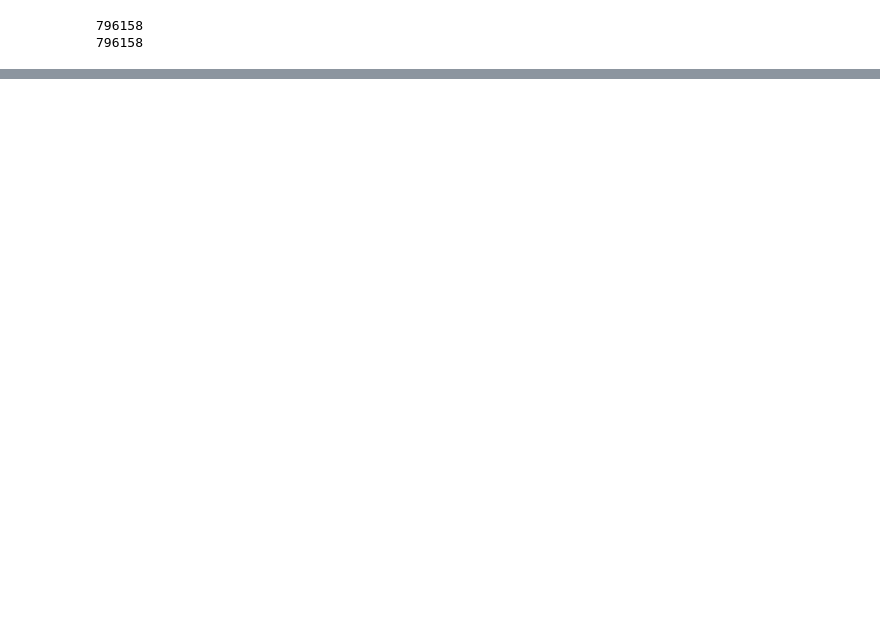
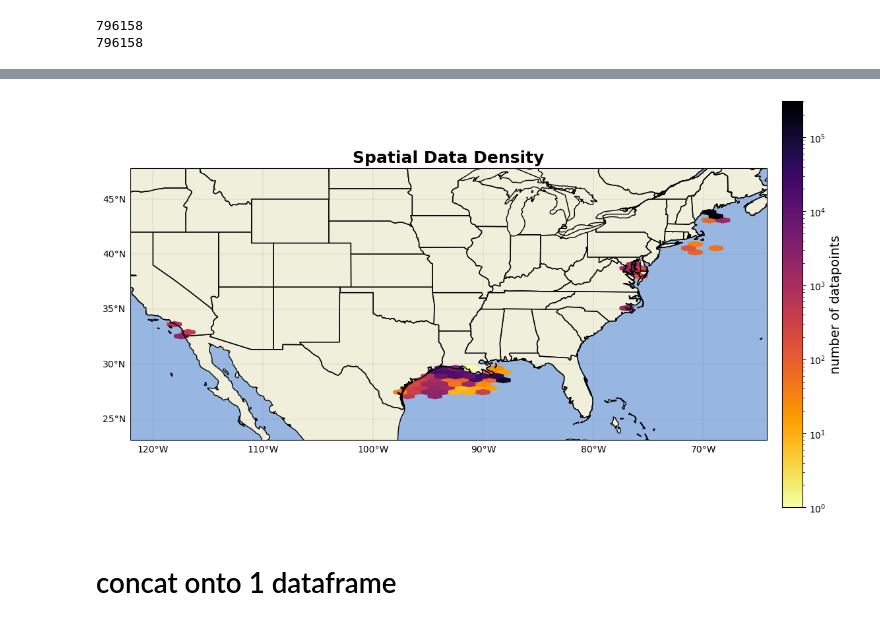
Before and after one commit to NEFSC/READ-EDAB-GMilton-CoastalChlorophyll, a Jupyter notebook: Code/id_finaldf.ipynb, the cells around one changed output, grey strips where cells are left out. Cells and saved outputs as stored; diff of their text form; code cells hidden in the pictures; blank space fills up the shorter version.

```diff
--- a/Code/id_finaldf.ipynb
+++ b/Code/id_finaldf.ipynb
@@ -341,0 +422,26 @@ Name: count, Length: 51131, dtype: int64
+# %%
+from matplotlib.colors import LogNorm # Important for high-variance data
+fig = plt.figure(figsize=(15, 10))
+ax = fig.add_subplot(1, 1, 1, projection=ccrs.PlateCarree())
+ax.add_feature(cfeature.LAND)
+ax.add_feature(cfeature.OCEAN)
+ax.add_feature(cfeature.COASTLINE)
+ax.add_feature(cfeature.BORDERS)
+ax.add_feature(cfeature.STATES)
+hb = ax.hexbin(all_cdom.lon, all_cdom.lat, gridsize=40, cmap='inferno_r', mincnt=1, transform=ccrs.PlateCarree(),norm=LogNorm())
+cb = plt.colorbar(hb, ax=ax, orientation='vertical', pad=0.02, shrink=0.8)
+cb.set_label('number of datapoints', fontsize=14)
+gl=ax.gridlines(linewidth=0.2,color='grey',alpha=0.7,linestyle='-', draw_labels=True, x_inline= False,y_inline=False)
+gl.xformatter=LONGITUDE_FORMATTER
+gl.yformatter=LATITUDE_FORMATTER
+gl.top_labels = False    # Disable top labels
+gl.right_labels = False  # Disable right labels
+ax.set_xlim(min(all_cdom.lon)-4,max(all_cdom.lon)+4)
+ax.set_ylim(min(all_cdom.lat)-4,max(all_cdom.lat)+4)
+ax.set_title('Spatial Data Density', fontsize=18, fontweight='bold')
+
+plt.show()
+# %% [output]
+[figure, added]
+# %% [markdown]
+# concat onto 1 dataframe
```
Also changed, not shown: parts of 30 cells of this notebook.
